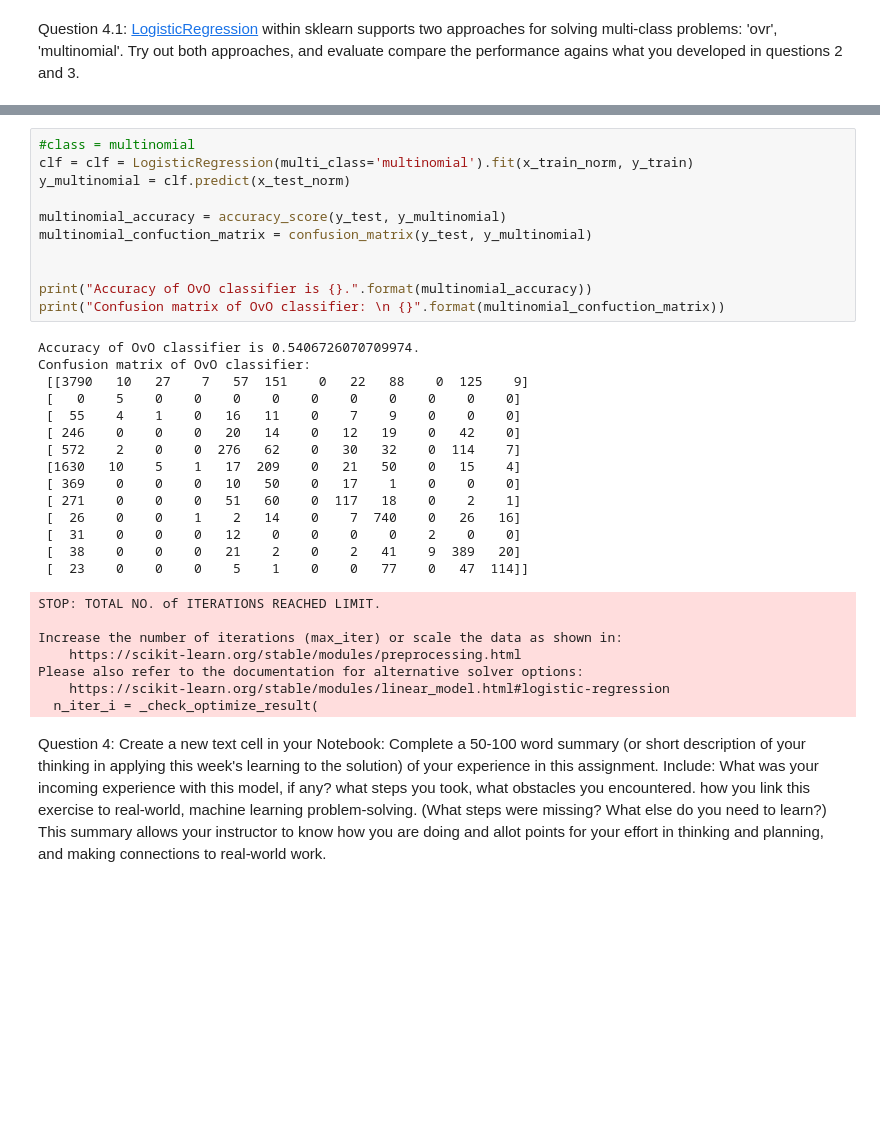
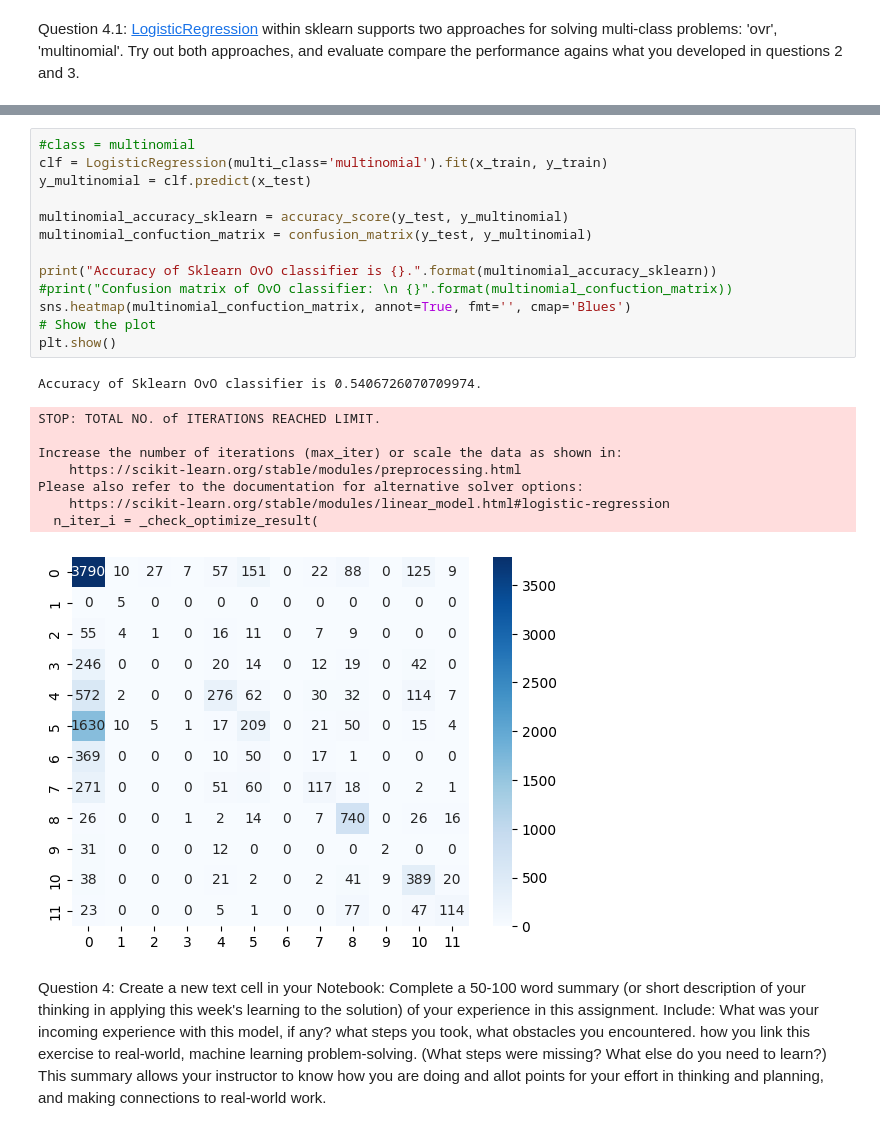
Before and after one commit to laduran/MLearning520A, a Jupyter notebook: Week 1/ML520 - Lesson1 - Louis Duran.ipynb, the cells around one changed output, grey strips where cells are left out. Drawn from its saved outputs; the diff is of its cells as text; blank space fills up the shorter version.

```diff
--- a/Week 1/ML520 - Lesson1 - Louis Duran.ipynb
+++ b/Week 1/ML520 - Lesson1 - Louis Duran.ipynb
@@ -321,35 +313,25 @@ Confusion matrix of OvO classifier:
 # %%
 #class = multinomial
-clf = clf = LogisticRegression(multi_class='multinomial').fit(x_train_norm, y_train)
-y_multinomial = clf.predict(x_test_norm)
+clf = LogisticRegression(multi_class='multinomial').fit(x_train, y_train)
+y_multinomial = clf.predict(x_test)
 
-multinomial_accuracy = accuracy_score(y_test, y_multinomial)
+multinomial_accuracy_sklearn = accuracy_score(y_test, y_multinomial)
 multinomial_confuction_matrix = confusion_matrix(y_test, y_multinomial)
 
-
-print("Accuracy of OvO classifier is {}.".format(multinomial_accuracy))
-print("Confusion matrix of OvO classifier: \n {}".format(multinomial_confuction_matrix))
+print("Accuracy of Sklearn OvO classifier is {}.".format(multinomial_accuracy_sklearn))
+#print("Confusion matrix of OvO classifier: \n {}".format(multinomial_confuction_matrix))
+sns.heatmap(multinomial_confuction_matrix, annot=True, fmt='', cmap='Blues')
+# Show the plot
+plt.show()
 # %% [output]
-Accuracy of OvO classifier is 0.5406726070709974.
-Confusion matrix of OvO classifier:
- [[3790   10   27    7   57  151    0   22   88    0  125    9]
- [   0    5    0    0    0    0    0    0    0    0    0    0]
- [  55    4    1    0   16   11    0    7    9    0    0    0]
- [ 246    0    0    0   20   14    0   12   19    0   42    0]
- [ 572    2    0    0  276   62    0   30   32    0  114    7]
- [1630   10    5    1   17  209    0   21   50    0   15    4]
- [ 369    0    0    0   10   50    0   17    1    0    0    0]
- [ 271    0    0    0   51   60    0  117   18    0    2    1]
- [  26    0    0    1    2   14    0    7  740    0   26   16]
- [  31    0    0    0   12    0    0    0    0    2    0    0]
- [  38    0    0    0   21    2    0    2   41    9  389   20]
- [  23    0    0    0    5    1    0    0   77    0   47  114]]
+Accuracy of Sklearn OvO classifier is 0.5406726070709974.
 STOP: TOTAL NO. of ITERATIONS REACHED LIMIT.
 
 Increase the number of iterations (max_iter) or scale the data as shown in:
     https://scikit-learn.org/stable/modules/preprocessing.html
 Please also refer to the documentation for alternative solver options:
     https://scikit-learn.org/stable/modules/linear_model.html#logistic-regression
   n_iter_i = _check_optimize_result(
+[figure, added]
 # %% [markdown]
 Question 4: Create a new text cell in your Notebook: Complete a 50-100 word summary (or short description of your thinking in applying this week's learning to the solution) of your experience in this assignment. Include: What was your incoming experience with this model, if any? what steps you took, what obstacles you encountered. how you link this exercise to real-world, machine learning problem-solving. (What steps were missing? What else do you need to learn?) This summary allows your instructor to know how you are doing and allot points for your effort in thinking and planning, and making connections to real-world work.
```
Also changed, not shown: parts of 11 cells of this notebook.
